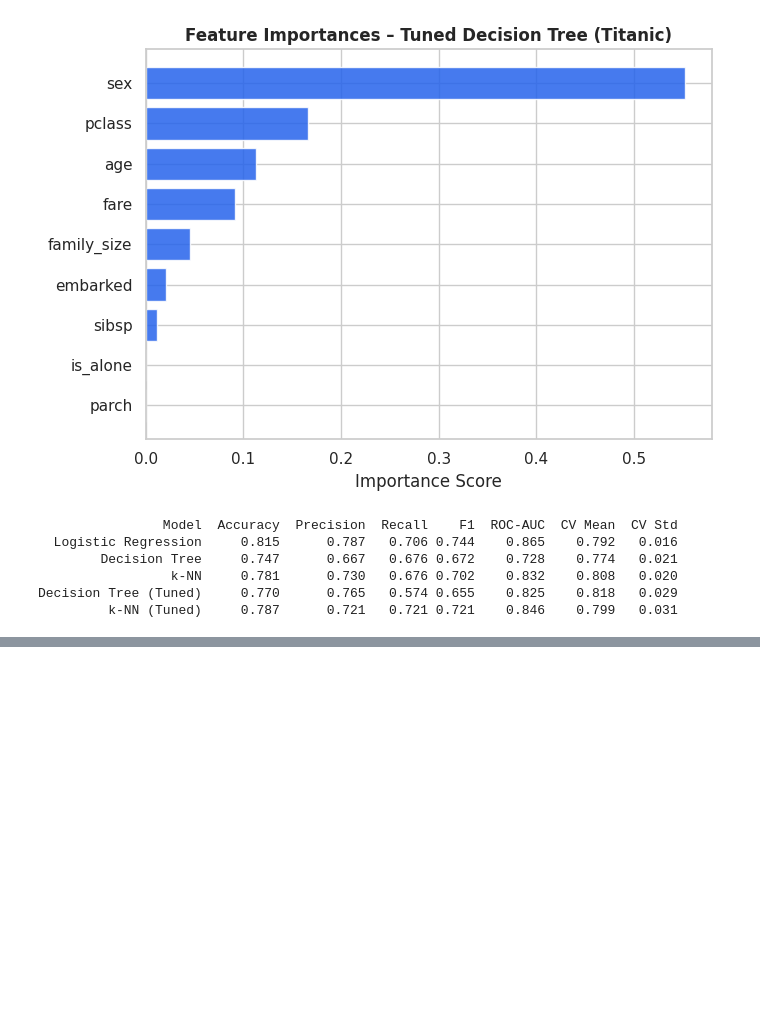
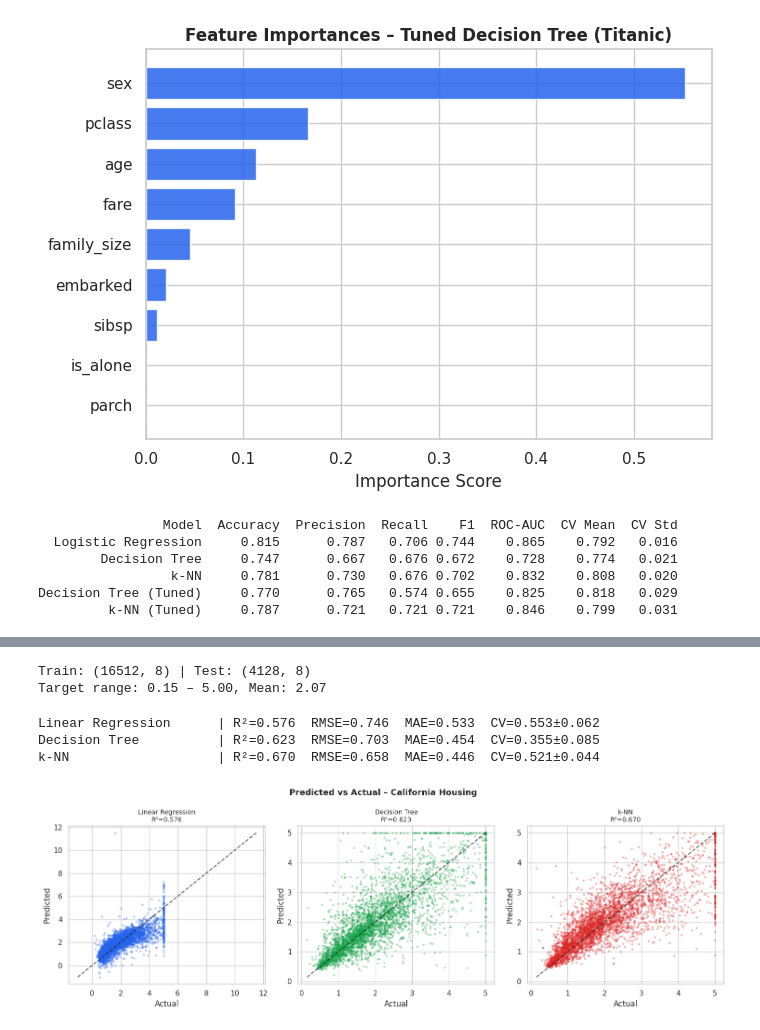
Before and after one commit to nmwiley808/csci164, a Jupyter notebook: project/csci164 Final Project: Applied Machine Learning with scikit-learn.ipynb, the cells around one changed output, grey strips where cells are left out. Saved outputs shown, nothing was run; the diff lists cells and outputs as text; code cells hidden in the pictures; blank space fills up the shorter version.

```diff
--- a/project/csci164 Final Project: Applied Machine Learning with scikit-learn.ipynb
+++ b/project/csci164 Final Project: Applied Machine Learning with scikit-learn.ipynb
@@ -354,0 +425,75 @@ Decision Tree (Tuned)     0.770      0.765   0.574 0.655    0.825    0.818   0.0
+# %%
+# Housing: Preprocessing & Split
+
+X_h = df_h.drop('MedHouseVal', axis=1)
+y_h = df_h['MedHouseVal']
+
+X_train_h, X_test_h, y_train_h, y_test_h = train_test_split(
+    X_h, y_h, test_size=0.2, random_state=42
+)
+
+print(f"Train: {X_train_h.shape} | Test: {X_test_h.shape}")
+print(f"Target range: {y_h.min():.2f} – {y_h.max():.2f}, Mean: {y_h.mean():.2f}")
+# %% [output]
+Train: (16512, 8) | Test: (4128, 8)
+Target range: 0.15 – 5.00, Mean: 2.07
+# %%
+# Housing: Train Three Models
+reg_models = {
+    'Linear Regression': Pipeline([
+        ('scaler', StandardScaler()),
+        ('reg', LinearRegression())
+    ]),
+    'Decision Tree': Pipeline([
+        ('scaler', StandardScaler()),
+        ('reg', DecisionTreeRegressor(random_state=42))
+    ]),
+    'k-NN': Pipeline([
+        ('scaler', StandardScaler()),
+        ('reg', KNeighborsRegressor())
+    ])
+}
+
+reg_results = {}
+for name, model in reg_models.items():
+    model.fit(X_train_h, y_train_h)
+    y_pred    = model.predict(X_test_h)
+    cv_scores = cross_val_score(model, X_h, y_h, cv=5, scoring='r2')
+    reg_results[name] = {
+        'model':   model,
+        'y_pred':  y_pred,
+        'mae':     mean_absolute_error(y_test_h, y_pred),
+        'mse':     mean_squared_error(y_test_h, y_pred),
+        'rmse':    np.sqrt(mean_squared_error(y_test_h, y_pred)),
+        'r2':      r2_score(y_test_h, y_pred),
+        'cv_mean': cv_scores.mean(),
+        'cv_std':  cv_scores.std(),
+    }
+    print(f"{name:22s} | R²={reg_results[name]['r2']:.3f}  "
+          f"RMSE={reg_results[name]['rmse']:.3f}  "
+          f"MAE={reg_results[name]['mae']:.3f}  "
+          f"CV={reg_results[name]['cv_mean']:.3f}±{reg_results[name]['cv_std']:.3f}")
+# %% [output]
+Linear Regression      | R²=0.576  RMSE=0.746  MAE=0.533  CV=0.553±0.062
+Decision Tree          | R²=0.623  RMSE=0.703  MAE=0.454  CV=0.355±0.085
+k-NN                   | R²=0.670  RMSE=0.658  MAE=0.446  CV=0.521±0.044
+# %%
+# Housing: Predicted vs Actual
+
+fig, axes = plt.subplots(1, 3, figsize=(15, 5))
+fig.suptitle('Predicted vs Actual – California Housing', fontsize=13, fontweight='bold')
+colors_reg = ['#2563eb', '#16a34a', '#dc2626']
+
+for ax, (name, res), color in zip(axes, reg_results.items(), colors_reg):
+    ax.scatter(y_test_h, res['y_pred'], alpha=0.25, s=6, color=color)
+    lims = [min(y_test_h.min(), res['y_pred'].min()),
+            max(y_test_h.max(), res['y_pred'].max())]
+    ax.plot(lims, lims, 'k--', lw=1.5, alpha=0.7)
+    ax.set_xlabel('Actual')
+    ax.set_ylabel('Predicted')
+    ax.set_title(f"{name}\nR²={res['r2']:.3f}", fontsize=10)
+
+plt.tight_layout()
+plt.show()
+# %% [output]
+[figure, added]
```
Also changed, not shown: parts of 8 cells of this notebook.
